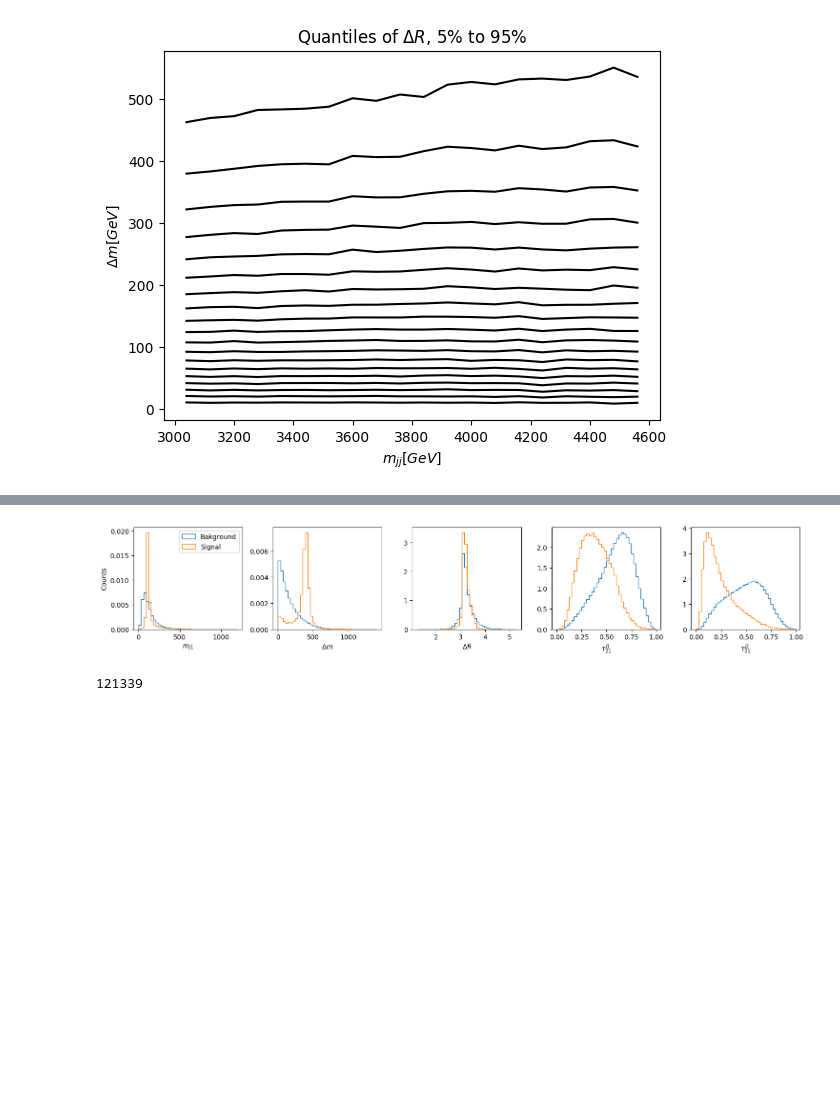
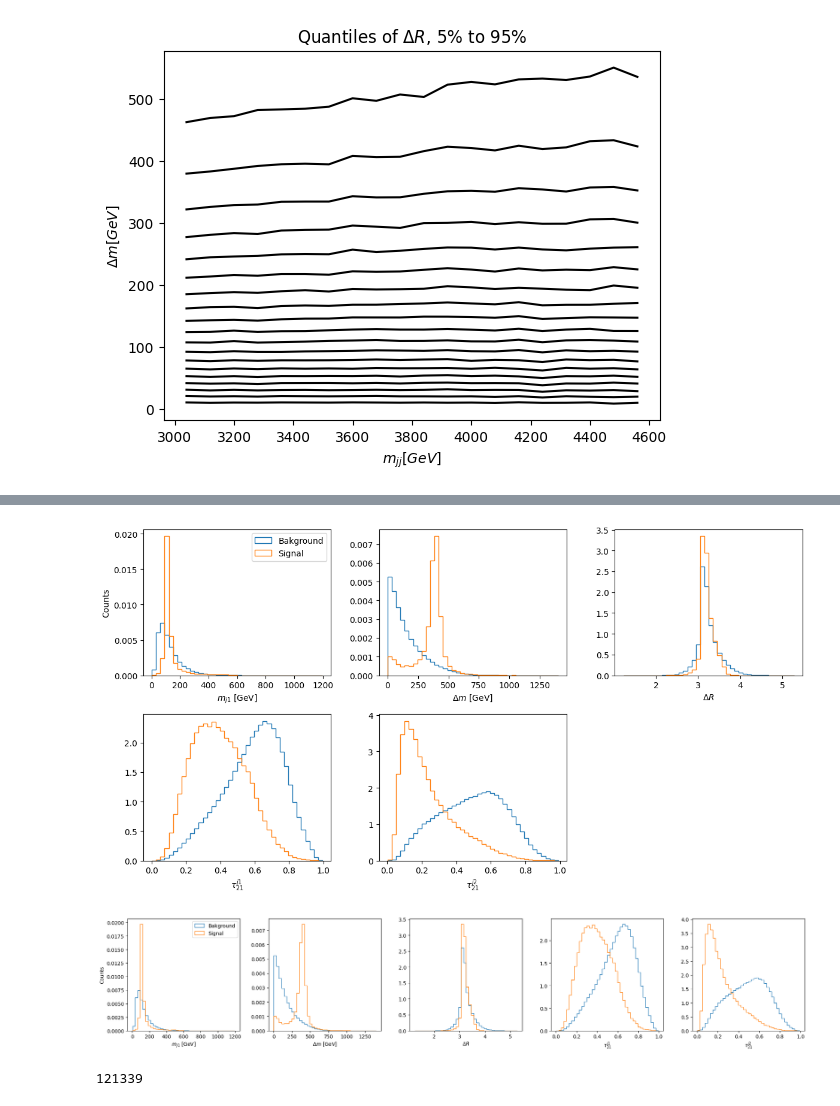
Before and after one commit to IvanOleksiyuk/transit, a Jupyter notebook: notebooks/final_plotsPAPER.ipynb, the cells around one changed output, grey strips where cells are left out. Cells and saved outputs as stored; diff of their text form; code cells hidden in the pictures; blank space fills up the shorter version.

```diff
--- a/notebooks/final_plotsPAPER.ipynb
+++ b/notebooks/final_plotsPAPER.ipynb
@@ -328,6 +350,24 @@ execution_times = np.array(find_execution_times(group_run))
+# %%
+generation_times = []
+def find_generation_times(root_directory):
+    execution_times = []
+    # Traverse directory tree
+    for dirpath, _, filenames in os.walk(root_directory):
+        for filename in filenames:
+            if filename == "runtime.txt":
+                # Construct full file path
+                file_path = os.path.join(dirpath, filename)
+                generation_times.append(get_generation_time(file_path))
+    return generation_times
+
+generation_times = np.array(find_generation_times(group_run))
 # %%
 print(execution_times)
 print(np.mean(execution_times)/60)
+print(generation_times)
+print(np.mean(generation_times)/60)
+
+total_time = np.mean(execution_times) + np.mean(generation_times)
 # %% [output]
 [423.56 423.39 422.04 445.39 422.93 428.13 421.12 604.42 431.24 425.1
  419.74 443.76 393.45 420.41 420.45 422.06 421.81 588.63 417.36 418.51
@@ -336,13 +382,13 @@ print(np.mean(execution_times)/60)
 # %%
 # Make the speed plot
 if add_sigma:
-    values = [10, 3, np.mean(execution_times)/60,  244/10, 30, 1.66*60, 107, 129, 167]
+    values = [10, 3, total_time/60,  244/10, 30, 1.66*60, 107, 129, 167]
     methods = ["RAD-OT", "SIGMA\n(per 10 SR)", "TRANSIT",  "CURTAINsF4F\n(efficient\n per 10 SR)", "SIGMA\n", "DRAPES",  "CURTAINsF4F\n (default)", "CATHODE",  "CURTAINs"]
     color_is = [1, 4, 3, 2, 4, 5, 2, 6, 7]
     alphas = [1, 0.5, 1, 0.5, 1, 1, 1, 1, 1]
 
 else:
-    values = [10, np.mean(execution_times)/60, 244/10, 1.66*60, 107, 129, 167]
+    values = [10, total_time/60, 244/10, 1.66*60, 107, 129, 167]
     methods = ["RAD-OT", "TRANSIT", "CURTAINsF4F\n(efficient\n per 10 SR)", "DRAPES",  "CURTAINsF4F\n (default)", "CATHODE",  "CURTAINs"]
     color_is = [1, 3, 2, 5, 2, 6, 7]
     alphas = [1, 1, 0.5, 1, 1, 1, 1]
@@ -526,8 +602,11 @@ plt.savefig(save_folder+"template_quality.png", bbox_inches='tight', dpi=300)
 # %%
-plot_histograms([df_bkg, df_sig], features[:-1], log_scale=False, labels=["Bakground", "Signal"], plot_difs=False, normalise="none", scale=3)
+plot_histograms([df_bkg, df_sig], features[:], log_scale=False, labels=["Bakground", "Signal"], plot_difs=False, normalise="none", scale=4, n_rows=2, height_factor=0.8)
 plt.savefig(save_folder+"LHCO.png", bbox_inches='tight', dpi=300)
+plot_histograms([df_bkg, df_sig], features[:-1], log_scale=False, labels=["Bakground", "Signal"], plot_difs=False, normalise="none", scale=4)
+plt.savefig(save_folder_optional+"LHCO_row.png", bbox_inches='tight', dpi=300)
 # %% [output]
-[figure, old version]
+[figure, new version]
+[figure, added]
 # %%
 N_EVENTS_SR = len(df_bkg_sr["m_jj"].values)
 print(N_EVENTS_SR)
```
Also changed, not shown: parts of 11 cells of this notebook, 4 other files.
